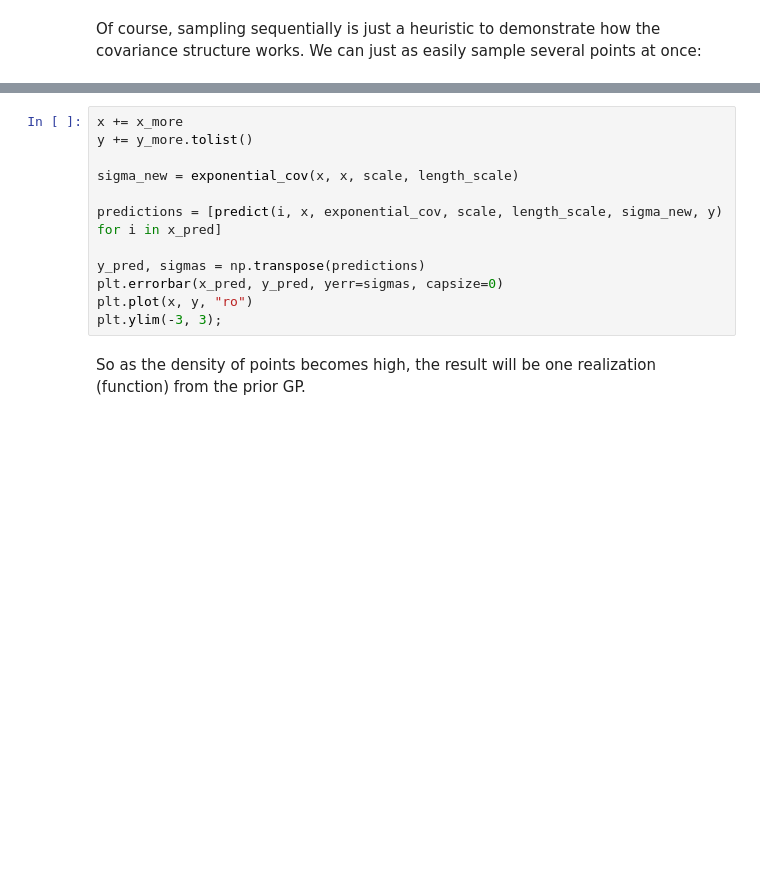
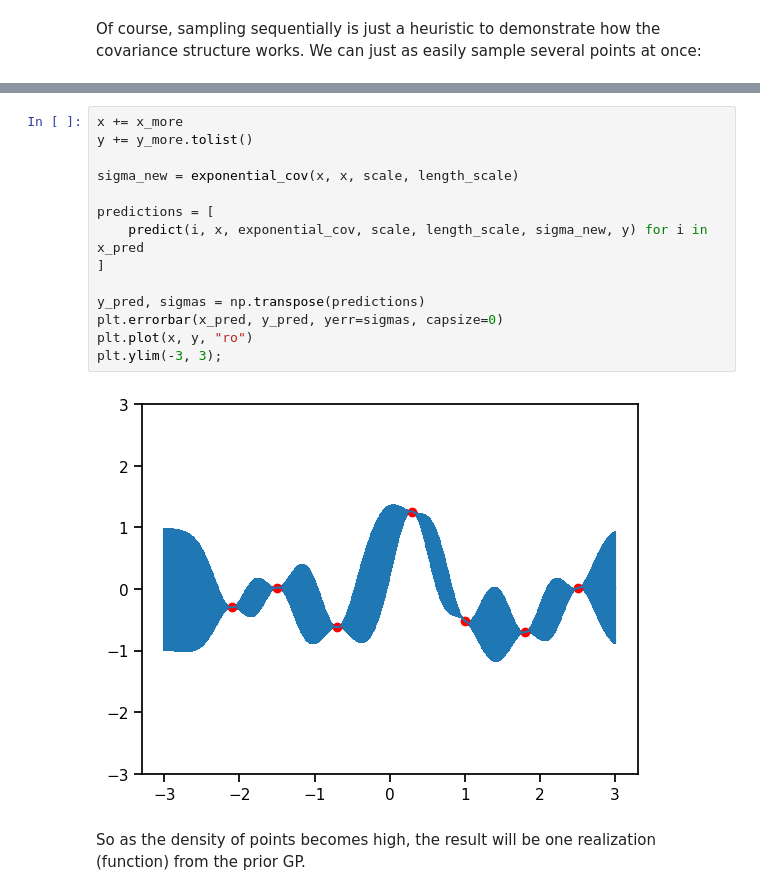
Before and after one commit to AlexAndorra/advanced-gp-pydata, a Jupyter notebook: notebooks/gaussian_processes.ipynb, the cells around one changed output, grey strips where cells are left out. Saved outputs shown, nothing was run; the diff lists cells and outputs as text; blank space fills up the shorter version.

```diff
--- a/notebooks/gaussian_processes.ipynb
+++ b/notebooks/gaussian_processes.ipynb
@@ -189,15 +211,19 @@ y_more
 # %%
 x += x_more
 y += y_more.tolist()
 
 sigma_new = exponential_cov(x, x, scale, length_scale)
 
-predictions = [predict(i, x, exponential_cov, scale, length_scale, sigma_new, y) for i in x_pred]
+predictions = [
+    predict(i, x, exponential_cov, scale, length_scale, sigma_new, y) for i in x_pred
+]
 
 y_pred, sigmas = np.transpose(predictions)
 plt.errorbar(x_pred, y_pred, yerr=sigmas, capsize=0)
 plt.plot(x, y, "ro")
 plt.ylim(-3, 3);
+# %% [output]
+[figure, added]
 # %% [markdown]
 So as the density of points becomes high, the result will be one realization (function) from the prior GP.
 # %% [markdown]
```
Also changed, not shown: parts of 62 cells of this notebook.
